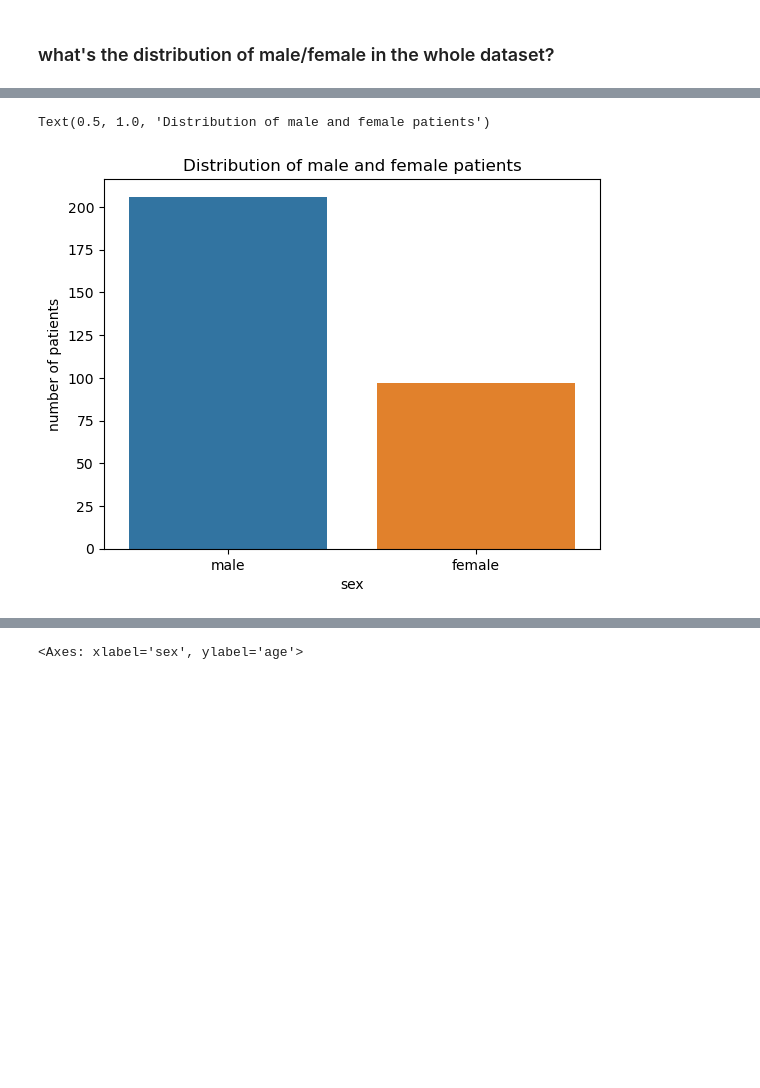
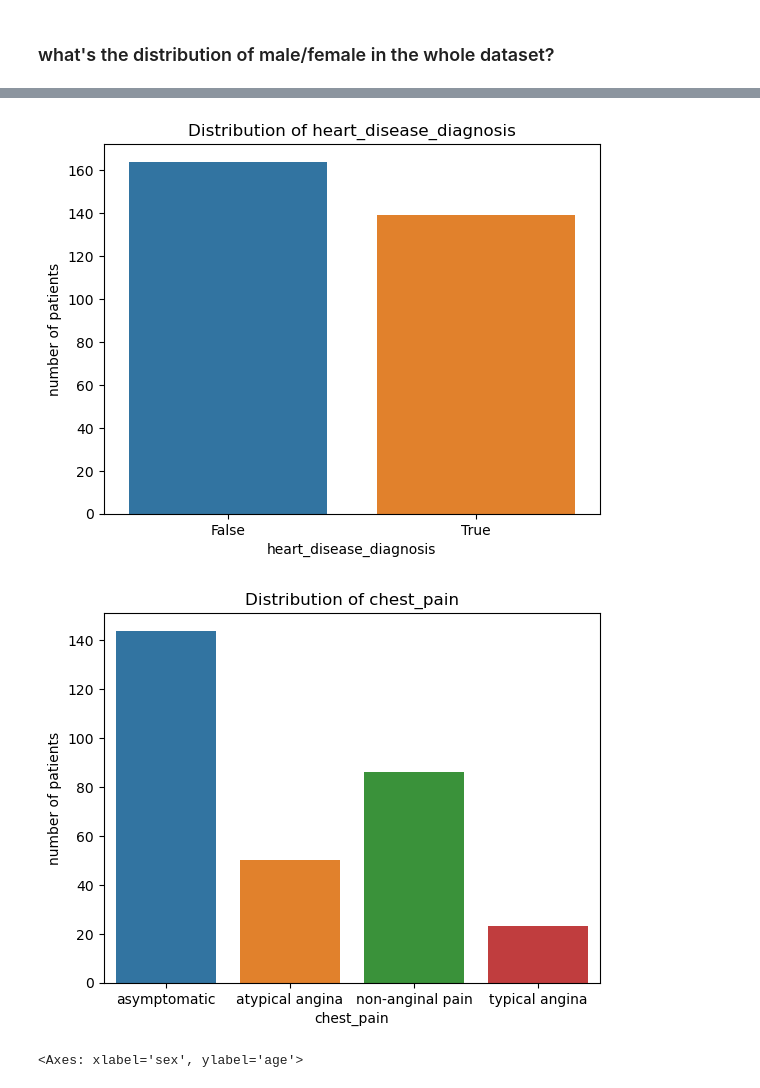
Before and after one commit to paulinedao/heart_disease, a Jupyter notebook: heart_disease/heart_disease.ipynb, the cells around one changed output, grey strips where cells are left out. Saved outputs shown, nothing was run; the diff lists cells and outputs as text; code cells hidden in the pictures; blank space fills up the shorter version.

```diff
--- a/heart_disease/heart_disease.ipynb
+++ b/heart_disease/heart_disease.ipynb
@@ -283,8 +263,5 @@ for column in columns_basic:
-# %%
-# How many female and male patients are there in the dataset
-sns.countplot(data = df, x = 'sex')
-plt.ylabel('number of patients')
-plt.title('Distribution of male and female patients')
-# %% [output]
-Text(0.5, 1.0, 'Distribution of male and female patients')
-[figure, removed]
+# %%
+from src.plotting import make_count_plots
+
+make_count_plots(df, ['sex', 'heart_disease_diagnosis', 'chest_pain'])
+# %% [output]
@@ -291,3 +269,5 @@ Text(0.5, 1.0, 'Distribution of male and female patients')
+[figure, added]
+[figure, added]
 # %%
 # Mean age between
 sns.boxplot(data = df, y = 'age', x = 'sex')
```
Also changed, not shown: parts of 10 cells of this notebook.
